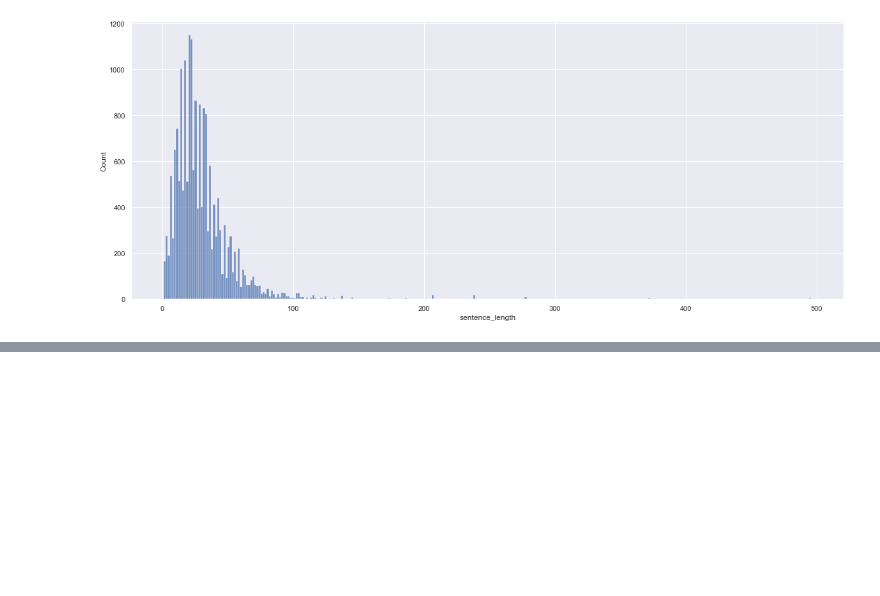
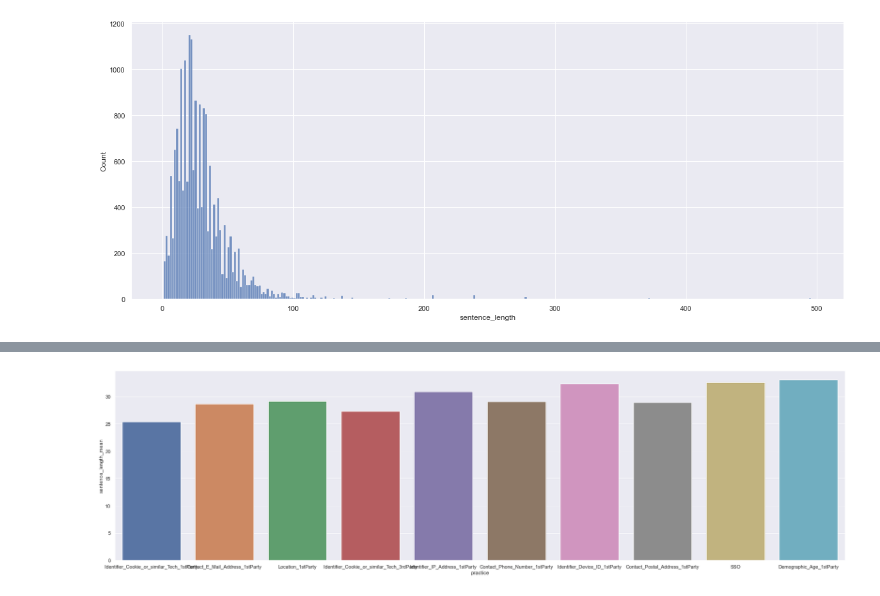
Before and after one commit to TristanKoh/capstone-repo, a Jupyter notebook: code/eda_sentence_text.ipynb, the cells around one changed output, grey strips where cells are left out. Saved outputs shown, nothing was run; the diff lists cells and outputs as text; code cells hidden in the pictures; blank space fills up the shorter version.

```diff
--- a/code/eda_sentence_text.ipynb
+++ b/code/eda_sentence_text.ipynb
@@ -160,0 +123,3 @@ df_by_practice.head()
+# %%
+df_by_practice.rename(columns = {"sentence_length":"sentence_length_mean"}, inplace=True)
+df_by_practice.head()
@@ -160,0 +133,6 @@ df_by_practice.head()
+# %%
+# Plotting top 10 sentence statisitcs
+sns.set(rc = {'figure.figsize':(30,8)})
+ax = sns.barplot(x = "practice", y = "sentence_length_mean",  data = df_by_practice[:10])
+# %% [output]
+[figure, added]
```
Also changed, not shown: parts of 14 cells of this notebook, 1 other file.
